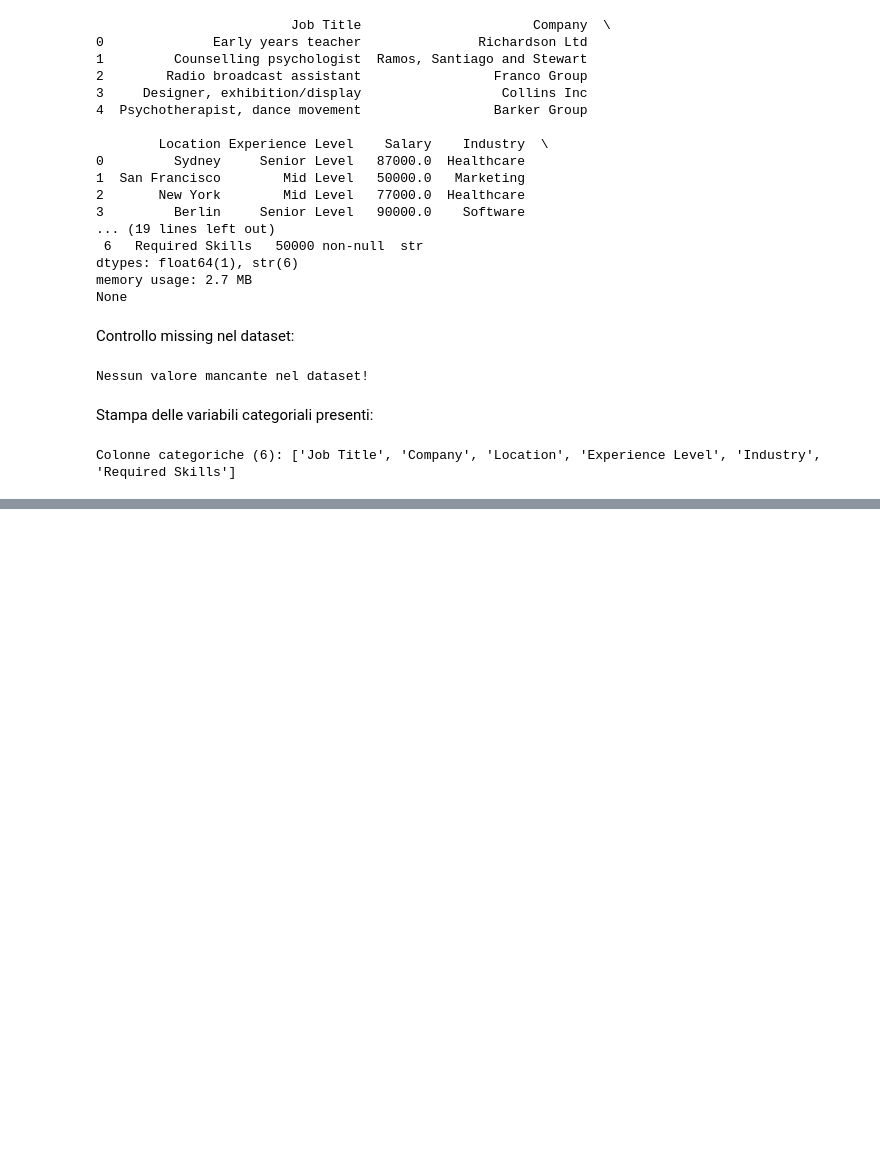
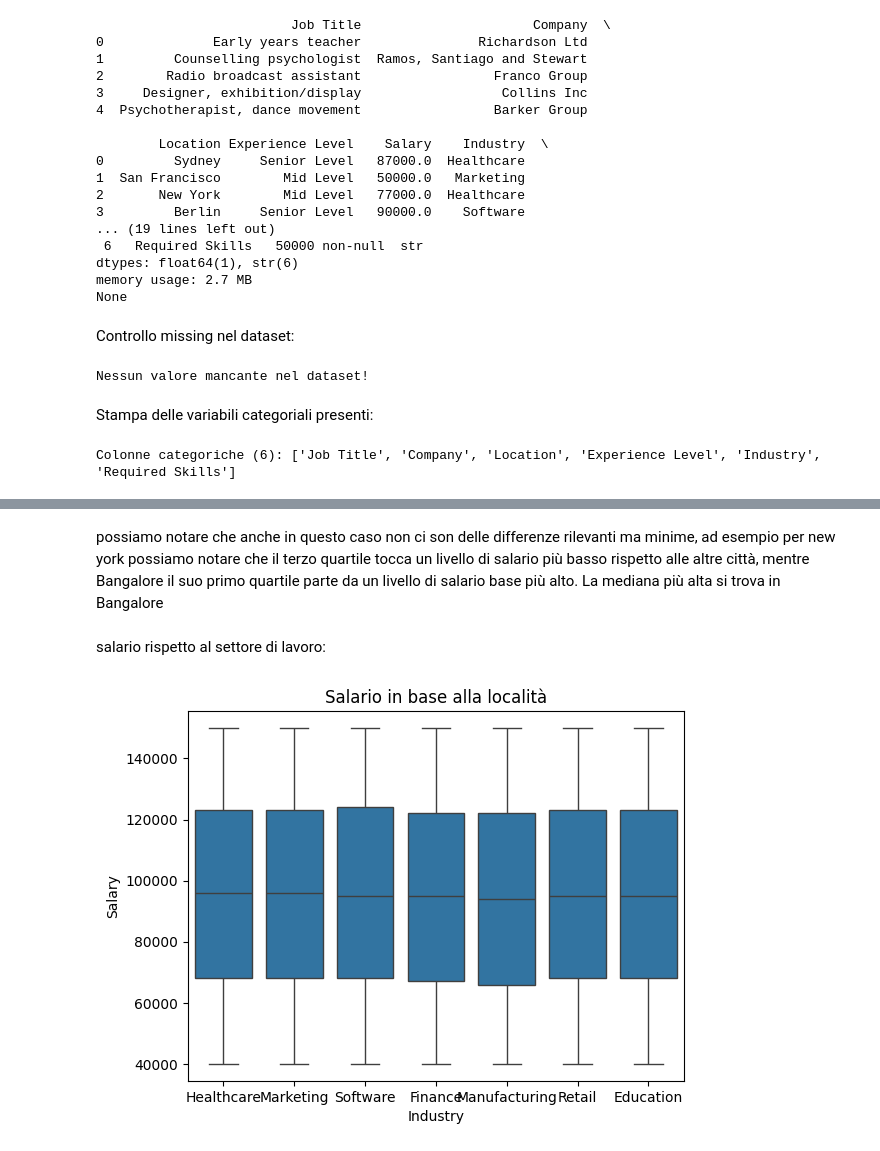
Before and after one commit to anna8987/jobrec, a Jupyter notebook: progettoJobrec.ipynb, the cells around one changed output, grey strips where cells are left out. Drawn from its saved outputs; the diff is of its cells as text; code cells hidden in the pictures; blank space fills up the shorter version.

```diff
--- a/progettoJobrec.ipynb
+++ b/progettoJobrec.ipynb
@@ -80,0 +148,10 @@ Colonne categoriche (6): ['Job Title', 'Company', 'Location', 'Experience Level'
+# %% [markdown]
+possiamo notare che anche in questo caso non ci son delle differenze rilevanti ma minime, ad esempio per new york possiamo notare che il terzo quartile tocca un livello di salario più basso rispetto alle altre città, mentre Bangalore il suo primo quartile parte da un livello di salario base più alto. La mediana più alta si trova in Bangalore
+# %% [markdown]
+salario rispetto al settore di lavoro:
+# %%
+sns.boxplot(x='Industry', y='Salary', data=df)
+plt.title("Salario in base alla località")
+plt.show()
+# %% [output]
+[figure, added]
```
Also changed, not shown: parts of 14 cells of this notebook.
